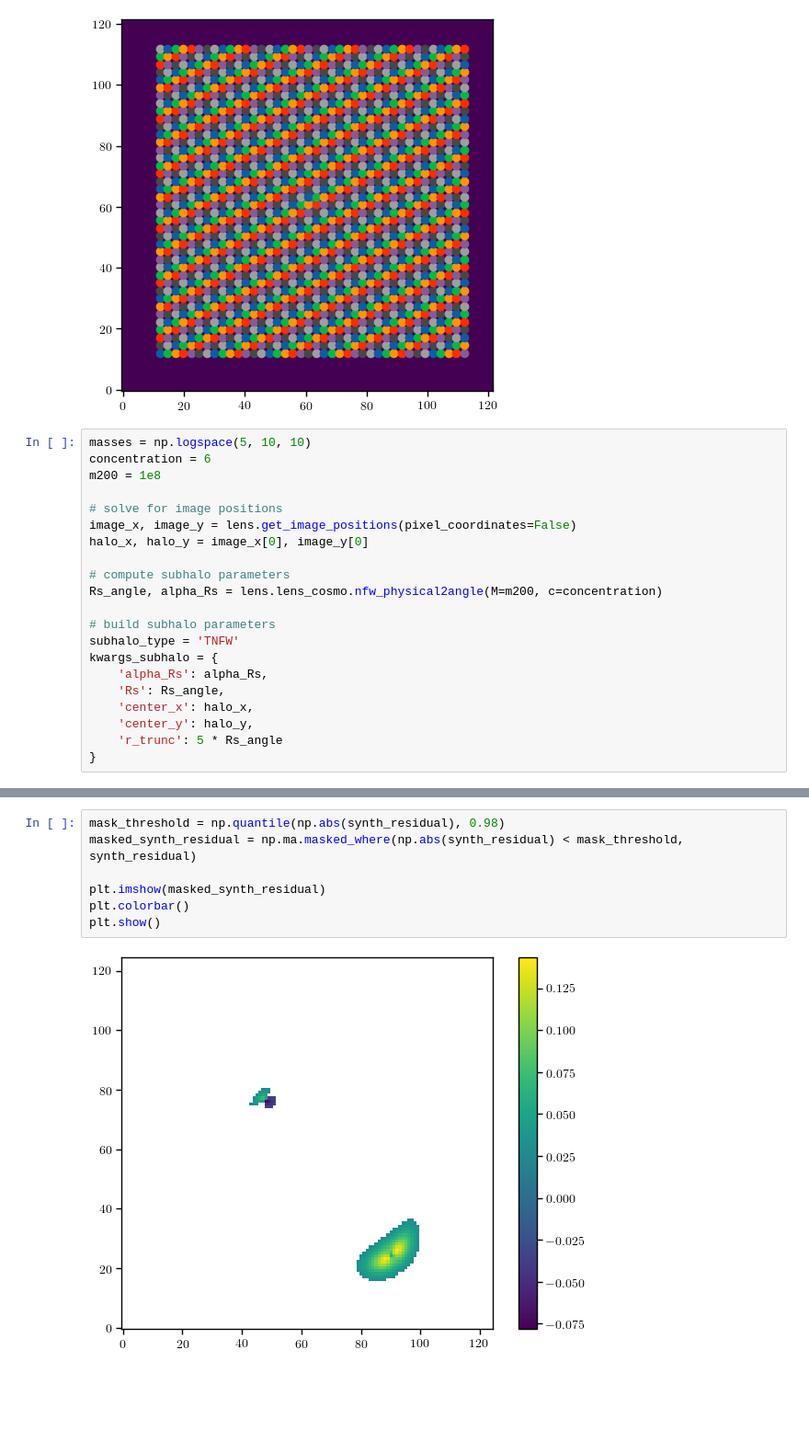
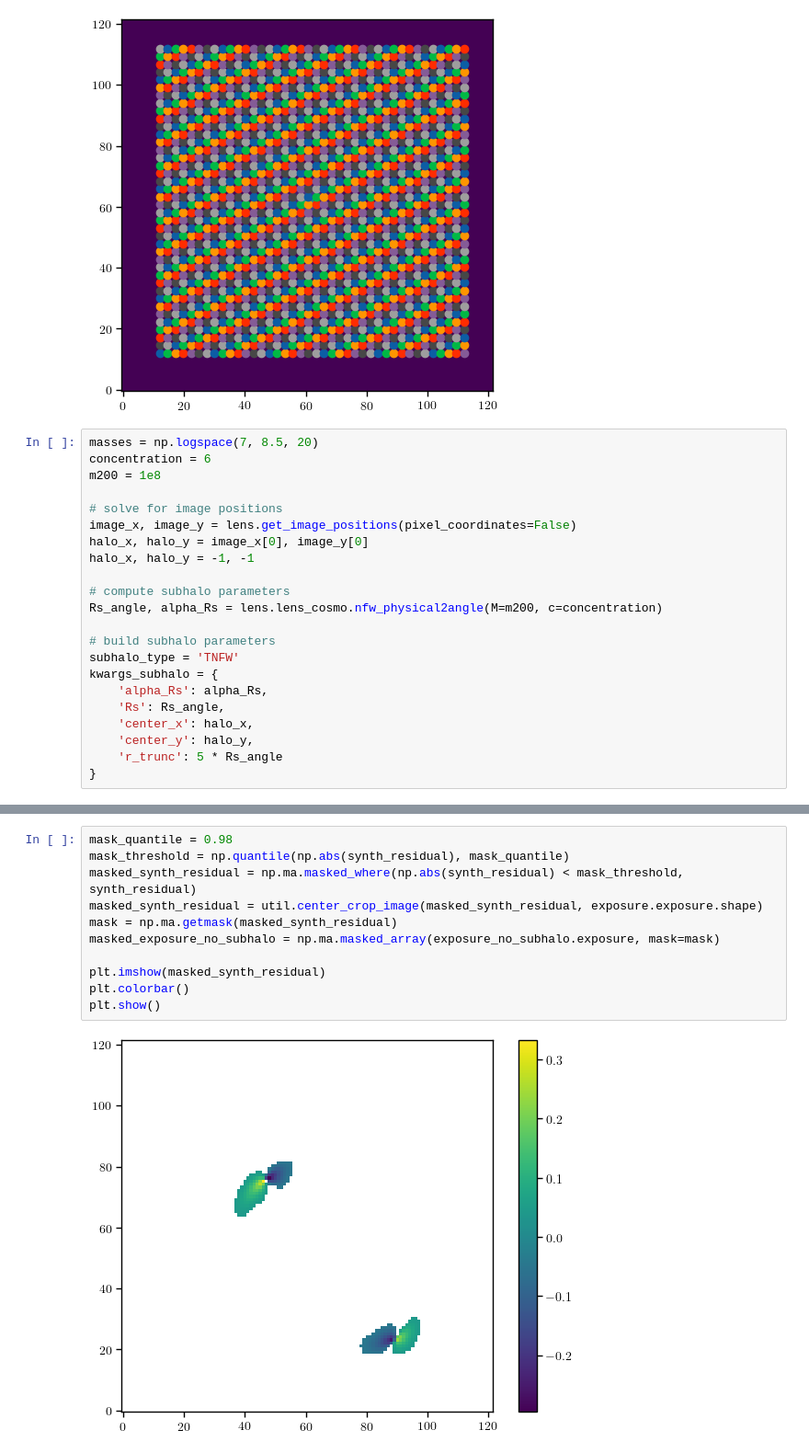
Before and after one commit to AstroMusers/mejiro, a Jupyter notebook: notebooks/hwo/lowest_detectable_subhalo_mass_hwo.ipynb, the cells around one changed output, grey strips where cells are left out. Shown: that part at 92% size. Drawn from its saved outputs; the diff is of its cells as text; blank space fills up the shorter version.

```diff
--- a/notebooks/hwo/lowest_detectable_subhalo_mass_hwo.ipynb
+++ b/notebooks/hwo/lowest_detectable_subhalo_mass_hwo.ipynb
@@ -89,13 +92,14 @@ plt.show()
 # %% [output]
 [figure]
 # %%
-masses = np.logspace(5, 10, 10)
+masses = np.logspace(7, 8.5, 20)
 concentration = 6
 m200 = 1e8
 
 # solve for image positions
 image_x, image_y = lens.get_image_positions(pixel_coordinates=False)
 halo_x, halo_y = image_x[0], image_y[0]
+halo_x, halo_y = -1, -1
 
 # compute subhalo parameters
 Rs_angle, alpha_Rs = lens.lens_cosmo.nfw_physical2angle(M=m200, c=concentration)
@@ -147,10 +151,14 @@ plt.show()
 # %%
-mask_threshold = np.quantile(np.abs(synth_residual), 0.98)
+mask_quantile = 0.98
+mask_threshold = np.quantile(np.abs(synth_residual), mask_quantile)
 masked_synth_residual = np.ma.masked_where(np.abs(synth_residual) < mask_threshold, synth_residual)
+masked_synth_residual = util.center_crop_image(masked_synth_residual, exposure.exposure.shape)
+mask = np.ma.getmask(masked_synth_residual)
+masked_exposure_no_subhalo = np.ma.masked_array(exposure_no_subhalo.exposure, mask=mask)
 
 plt.imshow(masked_synth_residual)
 plt.colorbar()
 plt.show()
 # %% [output]
-[figure, old version]
+[figure, new version]
 # %%
```
Also changed, not shown: parts of 11 cells of this notebook, 4 other files.
